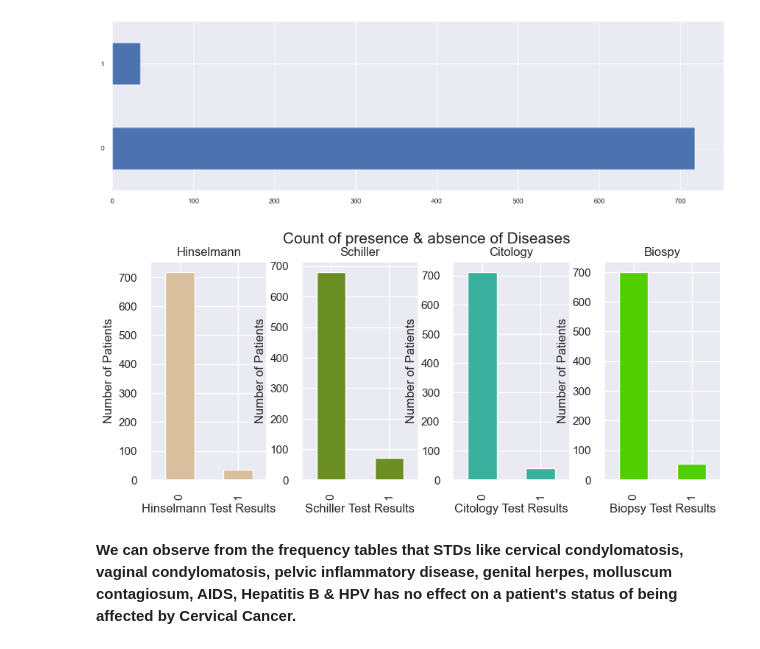
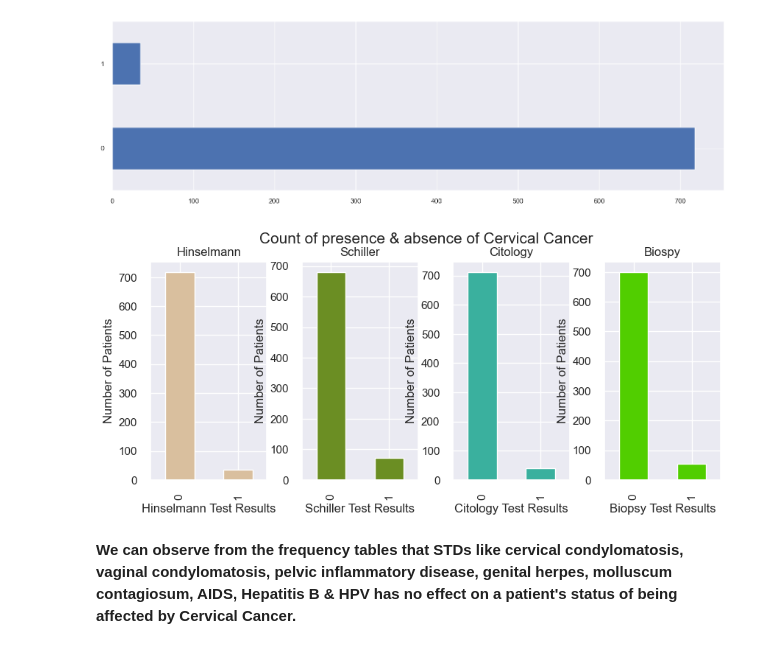
Before and after one commit to sankhadeepriju/Cervical-Cancer-Risk-Factors, a Jupyter notebook: cervical_cancer♥.ipynb, the cells around one changed output. Cells and saved outputs as stored; diff of their text form; code cells hidden in the pictures.

Commit message:
plot of cervical test

```diff
--- a/cervical_cancer♥.ipynb
+++ b/cervical_cancer♥.ipynb
@@ -512,71 +512,44 @@ ax
 [figure]
 # %%
 fig_Demo, (ax1, ax2, ax3, ax4) = plt.subplots(1, 4, figsize=(10,4))
-fig_Demo.suptitle('Count of presence & absence of Diseases', fontsize = 15, y = 0.95)
+fig_Demo.suptitle('Count of presence & absence of Cervical Cancer', fontsize = 15, y = 0.95)
 plt.subplots_adjust(left=None, bottom=None, right=None, top=0.85, wspace=0.3, hspace=0.29)
 
 # [1]
-#cancer_df["Hinselmann"].plot(ax = ax[0, 0], kind = 'bar', grid = True, color = "#51ce00")
+
 cancer_df["Hinselmann"].value_counts().plot(ax = ax1, kind = 'bar', grid = True, color = "#d9bf9e")
-#ax[0, 0].plot(pivot_gend_A.Visit_A, pivot_gend_A.BMI_fem, label = 'Female', linestyle="-.", color = "#f0dc82")
 ax1.set_title('Hinselmann')
-
-#plt.setp(ax, xticks=[0, 1], xticklabels=["Absence", "Presence"])
-#ax[0, 0].set_xticks(["Absence", "Presence"])
-
-#ax[0, 0].set_yticks(range(23, 28))
 ax1.set_xlabel('Hinselmann Test Results')
 ax1.set_ylabel('Number of Patients')
-#ax[0, 0].title.set_position([.5, 1.1])
 ax1.grid(zorder = 0)
 
 
 # [2]
 cancer_df["Schiller"].value_counts().plot(ax = ax2, kind = 'bar', grid = True, color = "#6b8e23")
-#ax[0, 0].plot(pivot_gend_A.Visit_A, pivot_gend_A.BMI_fem, label = 'Female', linestyle="-.", color = "#f0dc82")
 ax2.set_title('Schiller')
-
-#plt.setp(ax, xticks=[0, 1], xticklabels=["Absence", "Presence"])
-#ax[0, 0].set_xticks(["Absence", "Presence"])
-
-#ax[0, 0].set_yticks(range(23, 28))
 ax2.set_xlabel('Schiller Test Results')
 ax2.set_ylabel('Number of Patients')
-#ax[0, 0].title.set_position([.5, 1.1])
 ax2.grid(zorder = 0)
 
 
 # [3]
 cancer_df["Citology"].value_counts().plot(ax = ax3, kind = 'bar', grid = True, color = "#3ab09e")
-#ax[0, 0].plot(pivot_gend_A.Visit_A, pivot_gend_A.BMI_fem, label = 'Female', linestyle="-.", color = "#f0dc82")
 ax3.set_title('Citology')
-
-#plt.setp(ax, xticks=[0, 1], xticklabels=["Absence", "Presence"])
-#ax[0, 0].set_xticks(["Absence", "Presence"])
-
-#ax[0, 0].set_yticks(range(23, 28))
 ax3.set_xlabel('Citology Test Results')
 ax3.set_ylabel('Number of Patients')
-#ax[0, 0].title.set_position([.5, 1.1])
 ax3.grid(zorder = 0)
 
 
 # [4]
 cancer_df["Biopsy"].value_counts().plot(ax = ax4, kind = 'bar', grid = True, color = "#51ce00")
-#ax[0, 0].plot(pivot_gend_A.Visit_A, pivot_gend_A.BMI_fem, label = 'Female', linestyle="-.", color = "#f0dc82")
 ax4.set_title('Biospy')
-
-#plt.setp(ax, xticks=[0, 1], xticklabels=["Absence", "Presence"])
-#ax[0, 0].set_xticks(["Absence", "Presence"])
-
-#ax[0, 0].set_yticks(range(23, 28))
 ax4.set_xlabel('Biopsy Test Results')
 ax4.set_ylabel('Number of Patients')
-#ax[0, 0].title.set_position([.5, 1.1])
+
 ax4.grid(zorder = 0)
 
 
 
 plt.show();
 # %% [output]
-[figure, old version]
+[figure, new version]
```
Also changed, not shown: parts of 1 cell of this notebook.
